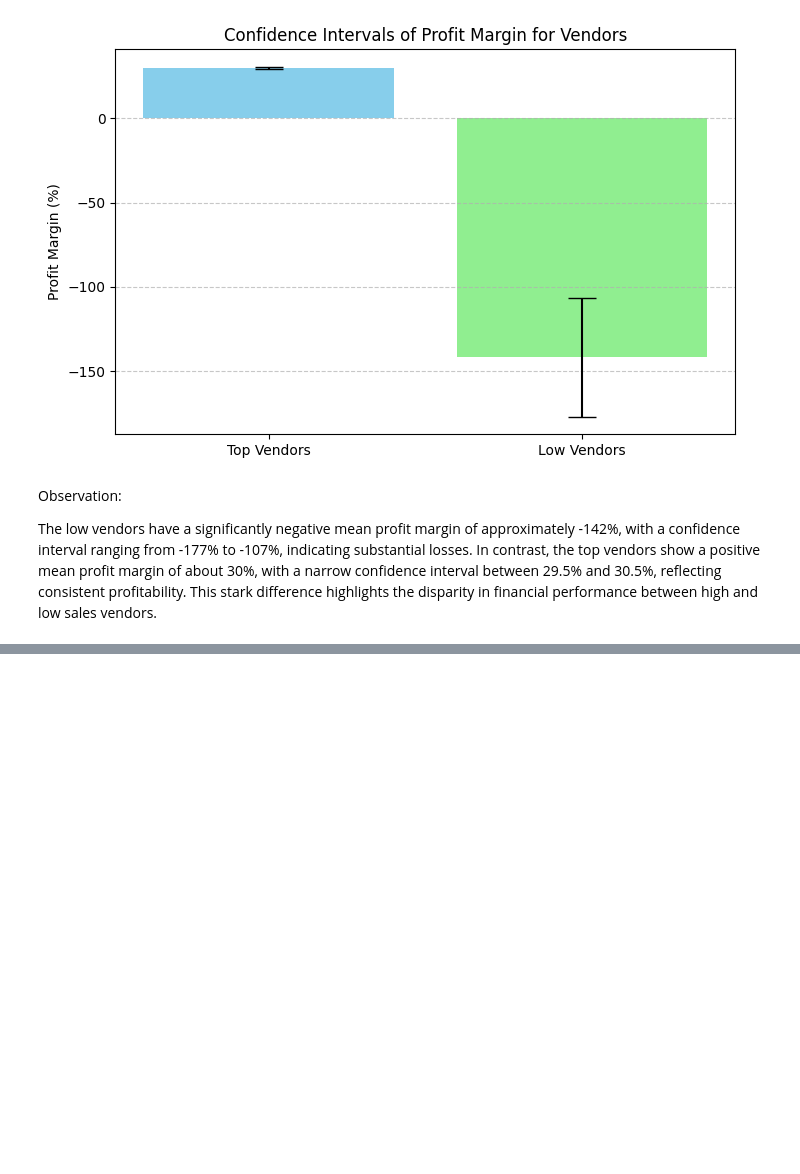
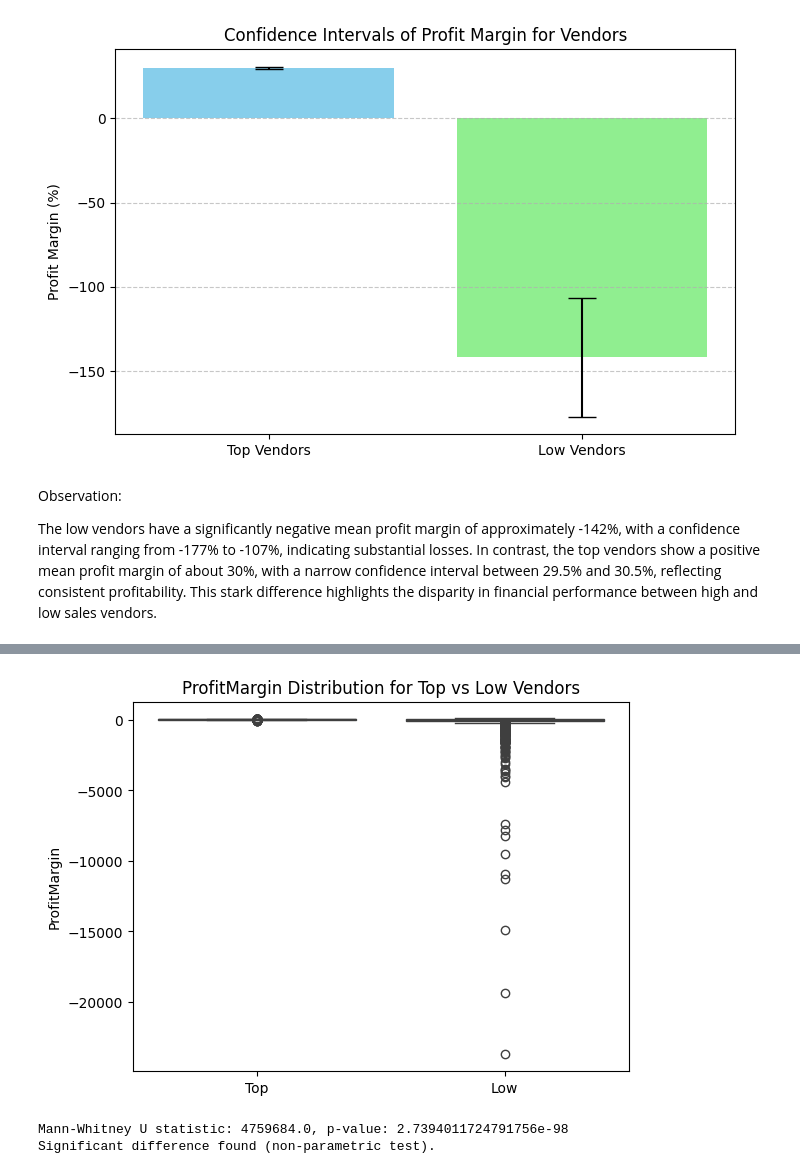
Before and after one commit to srinu-nayak/vendor-performance-project, a Jupyter notebook: vendor performance analysis.ipynb, the cells around one changed output, grey strips where cells are left out. Drawn from its saved outputs; the diff is of its cells as text; code cells hidden in the pictures; blank space fills up the shorter version.

```diff
--- a/vendor performance analysis.ipynb
+++ b/vendor performance analysis.ipynb
@@ -419,3 +419,26 @@ plt.show()
 Observation:
 
 The low vendors have a significantly negative mean profit margin of approximately -142%, with a confidence interval ranging from -177% to -107%, indicating substantial losses. In contrast, the top vendors show a positive mean profit margin of about 30%, with a narrow confidence interval between 29.5% and 30.5%, reflecting consistent profitability. This stark difference highlights the disparity in financial performance between high and low sales vendors.
+# %%
+from scipy.stats import ttest_ind
+
+# Calculate thresholds
+top_threshold = df['TotalSalesDollars'].quantile(0.75)
+low_threshold = df['TotalSalesDollars'].quantile(0.25)
+
+# Get ProfitMargin for top and low performing vendors
+top_vendors = df[df['TotalSalesDollars'] >= top_threshold]['ProfitMargin'].dropna()
+low_vendors = df[df['TotalSalesDollars'] <= low_threshold]['ProfitMargin'].dropna()
+
+# Perform two-sample independent t-test (assuming unequal variances)
+t_stat, p_value = ttest_ind(top_vendors, low_vendors, equal_var=False)
+
+print(f"T-statistic: {t_stat}")
+print(f"P-value: {p_value}")
+
+# Interpretation
+alpha = 0.05
+if p_value < alpha:
+    print("Reject the null hypothesis: There is a significant difference in ProfitMargin.")
+else:
+    print("Fail to reject the null hypothesis: No significant difference in ProfitMargin.")
@@ -421,0 +479,23 @@ The low vendors have a significantly negative mean profit margin of approximatel
+# %%
+import matplotlib.pyplot as plt
+import seaborn as sns
+
+sns.boxplot(x=['Top']*len(top_vendors) + ['Low']*len(low_vendors),
+            y=pd.concat([top_vendors, low_vendors]))
+plt.title('ProfitMargin Distribution for Top vs Low Vendors')
+plt.show()
+# %% [output]
+[figure, added]
+# %%
+from scipy.stats import mannwhitneyu
+
+stat, p = mannwhitneyu(top_vendors, low_vendors, alternative='two-sided')
+print(f"Mann-Whitney U statistic: {stat}, p-value: {p}")
+
+if p < 0.05:
+    print("Significant difference found (non-parametric test).")
+else:
+    print("No significant difference found (non-parametric test).")
+# %% [output]
+Mann-Whitney U statistic: 4759684.0, p-value: 2.7394011724791756e-98
+Significant difference found (non-parametric test).
```
Also changed, not shown: parts of 3 cells of this notebook.
